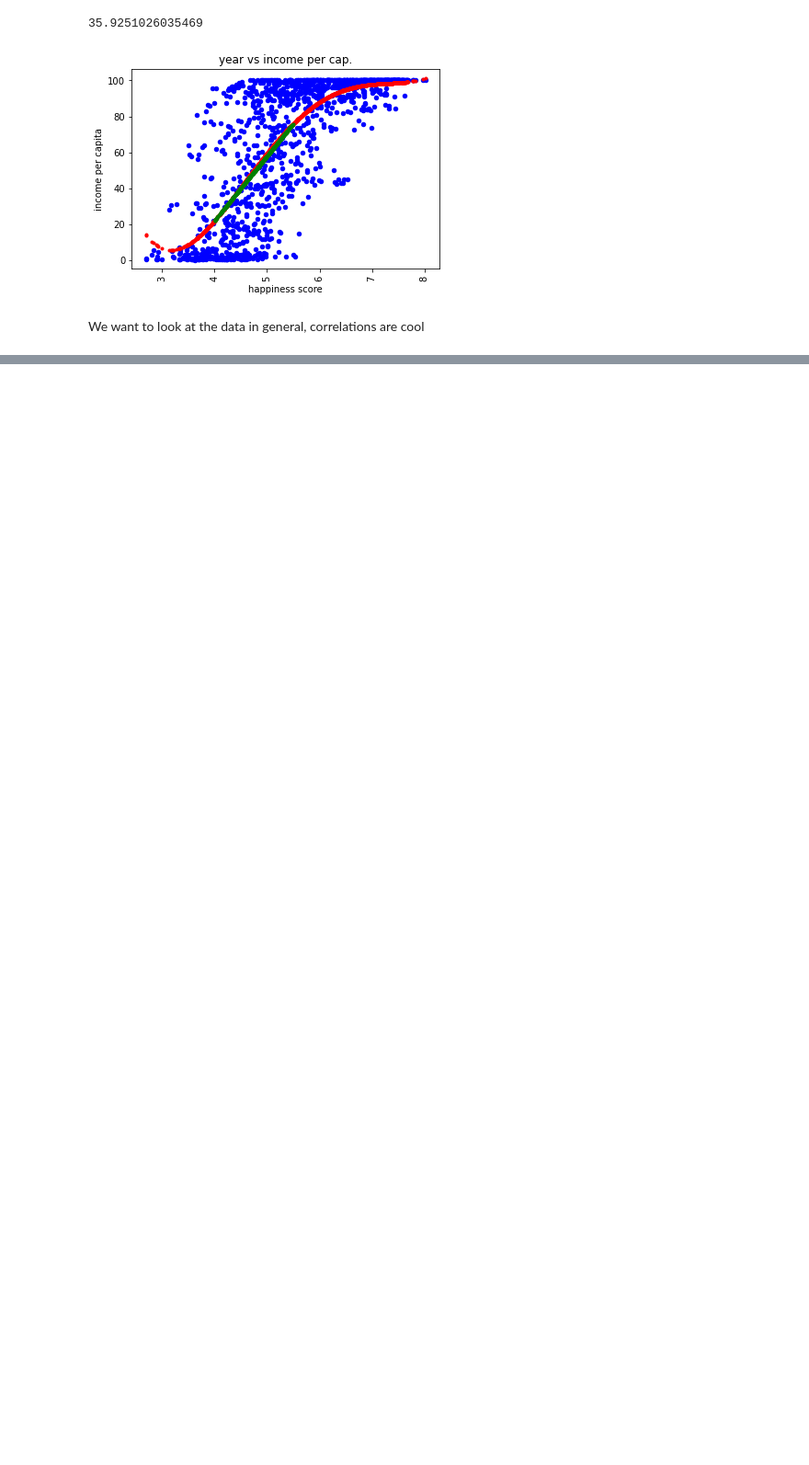
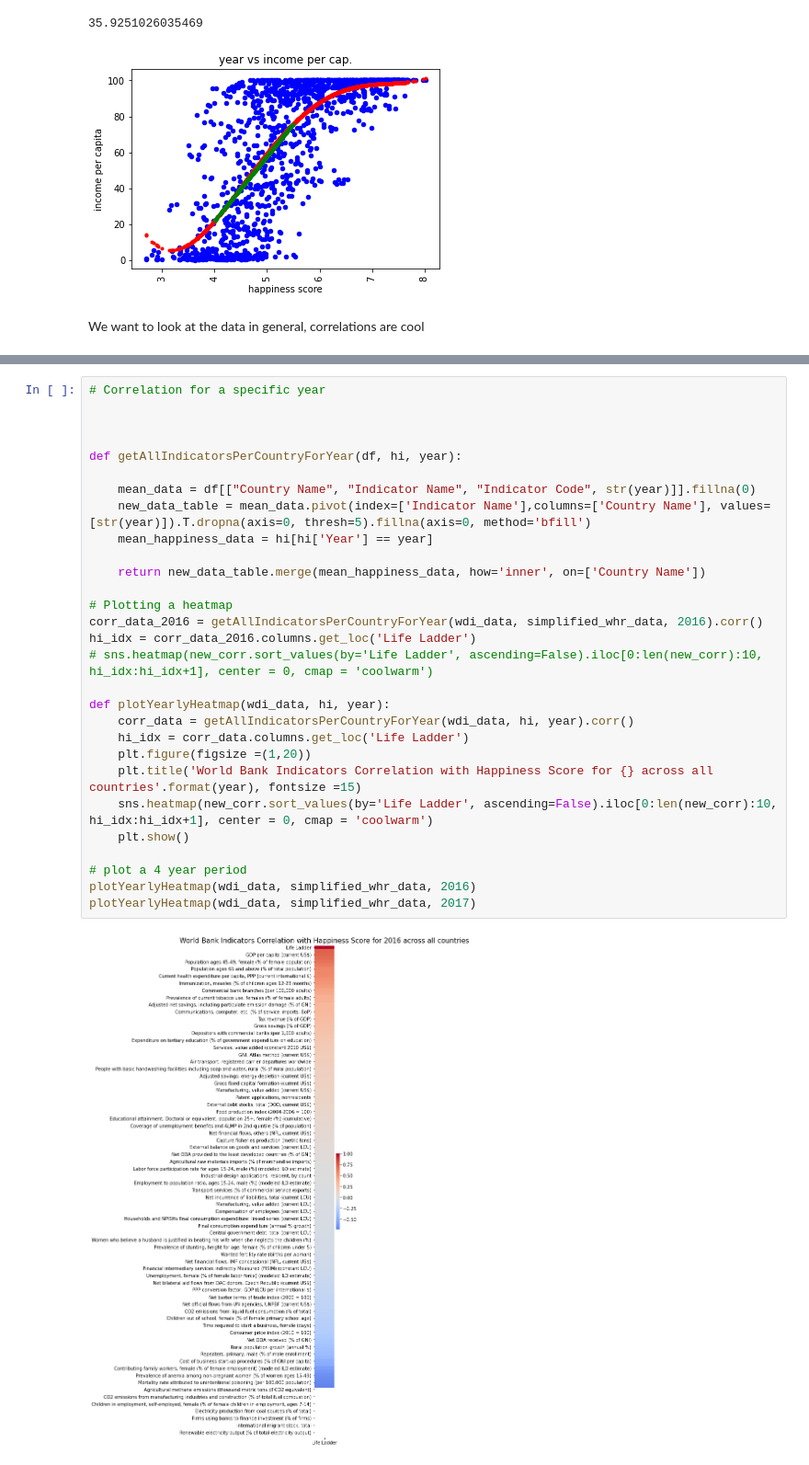
Before and after one commit to alderie/happinessfactor, a Jupyter notebook: notebook.ipynb, the cells around one changed output, grey strips where cells are left out. Shown at 92% size. Cells and saved outputs as stored; diff of their text form; blank space fills up the shorter version.

```diff
--- a/notebook.ipynb
+++ b/notebook.ipynb
@@ -171,0 +187,31 @@ We want to look at the data in general, correlations are cool
+# %%
+# Correlation for a specific year
+
+
+
+def getAllIndicatorsPerCountryForYear(df, hi, year):
+
+    mean_data = df[["Country Name", "Indicator Name", "Indicator Code", str(year)]].fillna(0)
+    new_data_table = mean_data.pivot(index=['Indicator Name'],columns=['Country Name'], values=[str(year)]).T.dropna(axis=0, thresh=5).fillna(axis=0, method='bfill')
+    mean_happiness_data = hi[hi['Year'] == year]
+
+    return new_data_table.merge(mean_happiness_data, how='inner', on=['Country Name'])
+
+# Plotting a heatmap
+corr_data_2016 = getAllIndicatorsPerCountryForYear(wdi_data, simplified_whr_data, 2016).corr()
+hi_idx = corr_data_2016.columns.get_loc('Life Ladder')
+# sns.heatmap(new_corr.sort_values(by='Life Ladder', ascending=False).iloc[0:len(new_corr):10, hi_idx:hi_idx+1], center = 0, cmap = 'coolwarm')
+
+def plotYearlyHeatmap(wdi_data, hi, year):
+    corr_data = getAllIndicatorsPerCountryForYear(wdi_data, hi, year).corr()
+    hi_idx = corr_data.columns.get_loc('Life Ladder')
+    plt.figure(figsize =(1,20))
+    plt.title('World Bank Indicators Correlation with Happiness Score for {} across all countries'.format(year), fontsize =15)
+    sns.heatmap(new_corr.sort_values(by='Life Ladder', ascending=False).iloc[0:len(new_corr):10, hi_idx:hi_idx+1], center = 0, cmap = 'coolwarm')
+    plt.show()
+
+# plot a 4 year period
+plotYearlyHeatmap(wdi_data, simplified_whr_data, 2016)
+plotYearlyHeatmap(wdi_data, simplified_whr_data, 2017)
+# %% [output]
+[figure, added]
```
Also changed, not shown: parts of 11 cells of this notebook.
